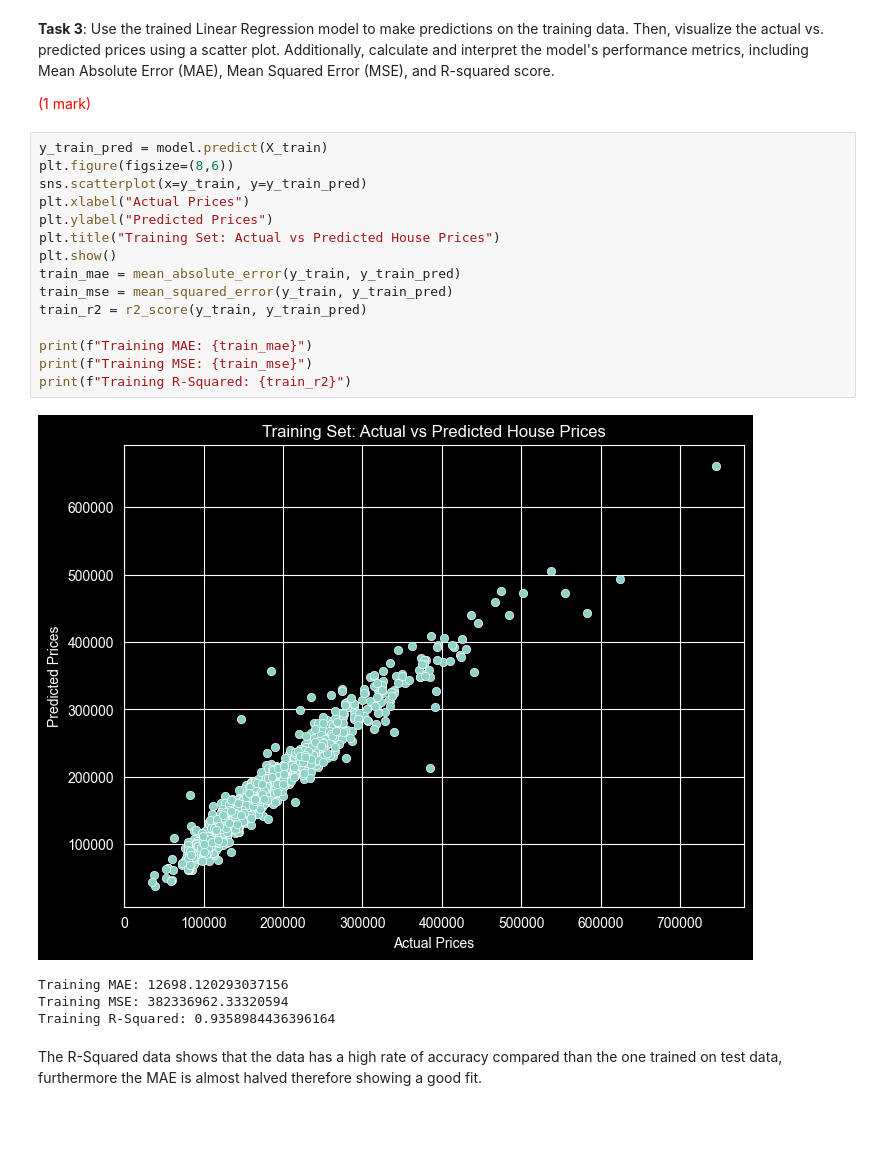
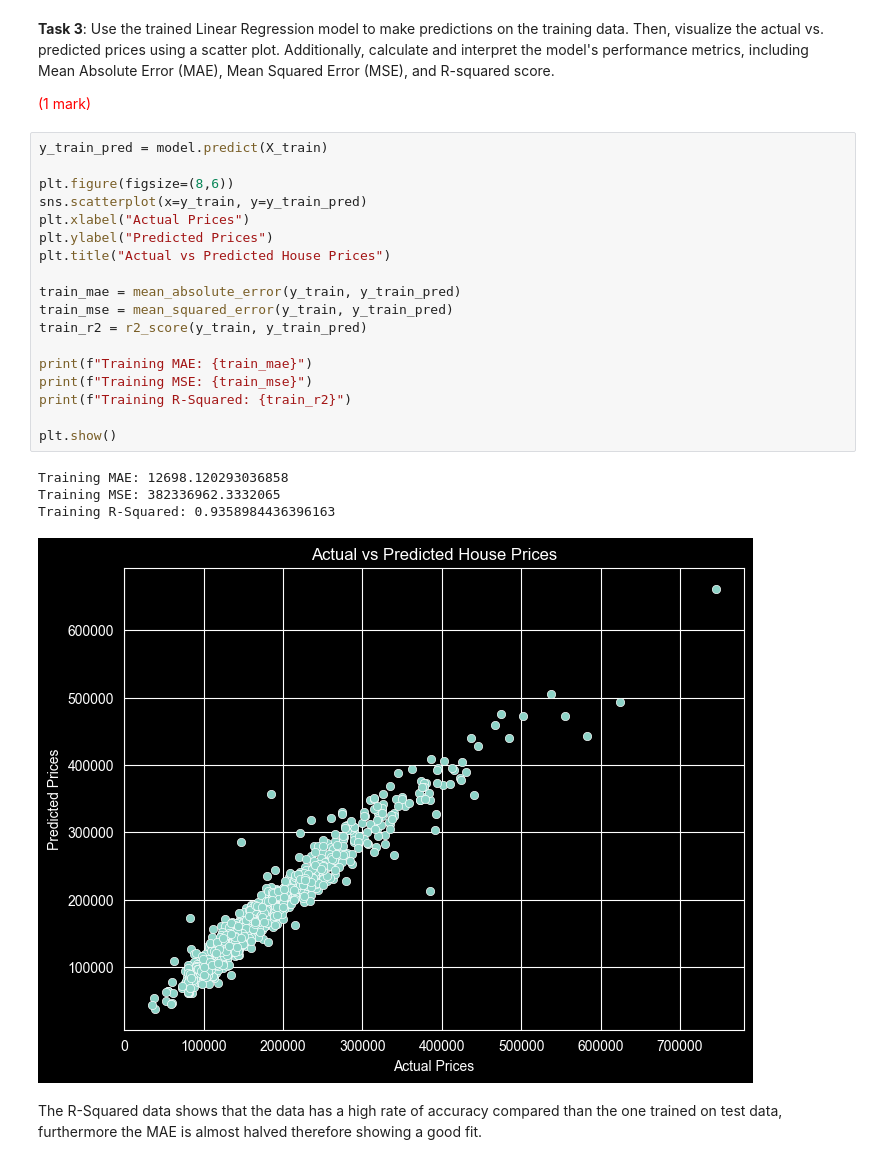
Before and after one commit to scottejin/Linear-Regression-Exercise, a Jupyter notebook: linear_regression.ipynb, the cells around one changed output. Cells and saved outputs as stored; diff of their text form; blank space fills up the shorter version.

```diff
--- a/linear_regression.ipynb
+++ b/linear_regression.ipynb
@@ -153,24 +151,27 @@ In my opinion r-squared score indicates that the data fit is poor, as scores bel
 <span style="color:red">(1 mark)</span>
 # %%
 y_train_pred = model.predict(X_train)
+
 plt.figure(figsize=(8,6))
 sns.scatterplot(x=y_train, y=y_train_pred)
 plt.xlabel("Actual Prices")
 plt.ylabel("Predicted Prices")
-plt.title("Training Set: Actual vs Predicted House Prices")
-plt.show()
+plt.title("Actual vs Predicted House Prices")
+
 train_mae = mean_absolute_error(y_train, y_train_pred)
 train_mse = mean_squared_error(y_train, y_train_pred)
 train_r2 = r2_score(y_train, y_train_pred)
 
 print(f"Training MAE: {train_mae}")
 print(f"Training MSE: {train_mse}")
 print(f"Training R-Squared: {train_r2}")
+
+plt.show()
 # %% [output]
+Training MAE: 12698.120293036858
+Training MSE: 382336962.3332065
+Training R-Squared: 0.9358984436396163
-[figure, old version]
+[figure, new version]
-Training MAE: 12698.120293037156
-Training MSE: 382336962.33320594
-Training R-Squared: 0.9358984436396164
 # %% [markdown]
 The R-Squared data shows that the data has a high rate of accuracy compared than the one trained on test data, furthermore the MAE is almost halved therefore showing a good fit.
 # %% [markdown]
```
Also changed, not shown: parts of 4 cells of this notebook.
